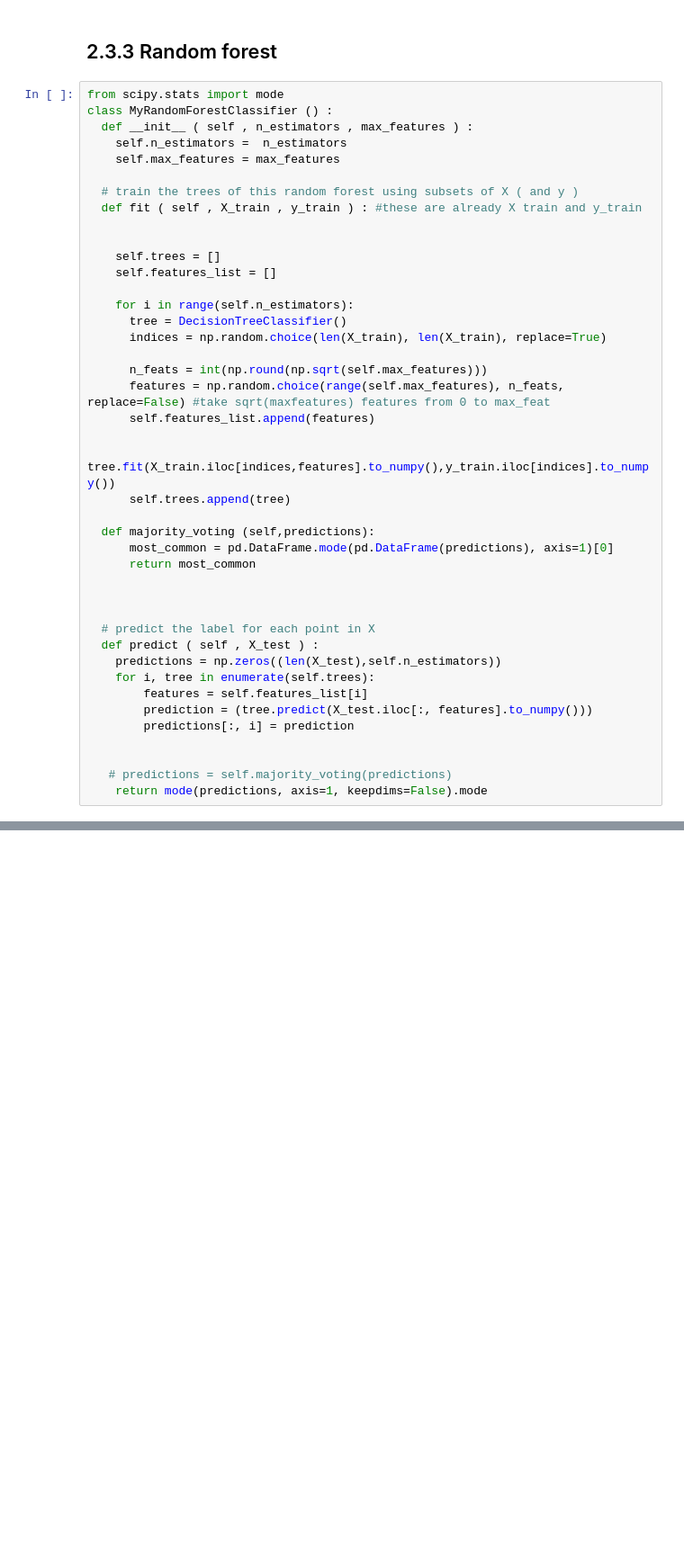
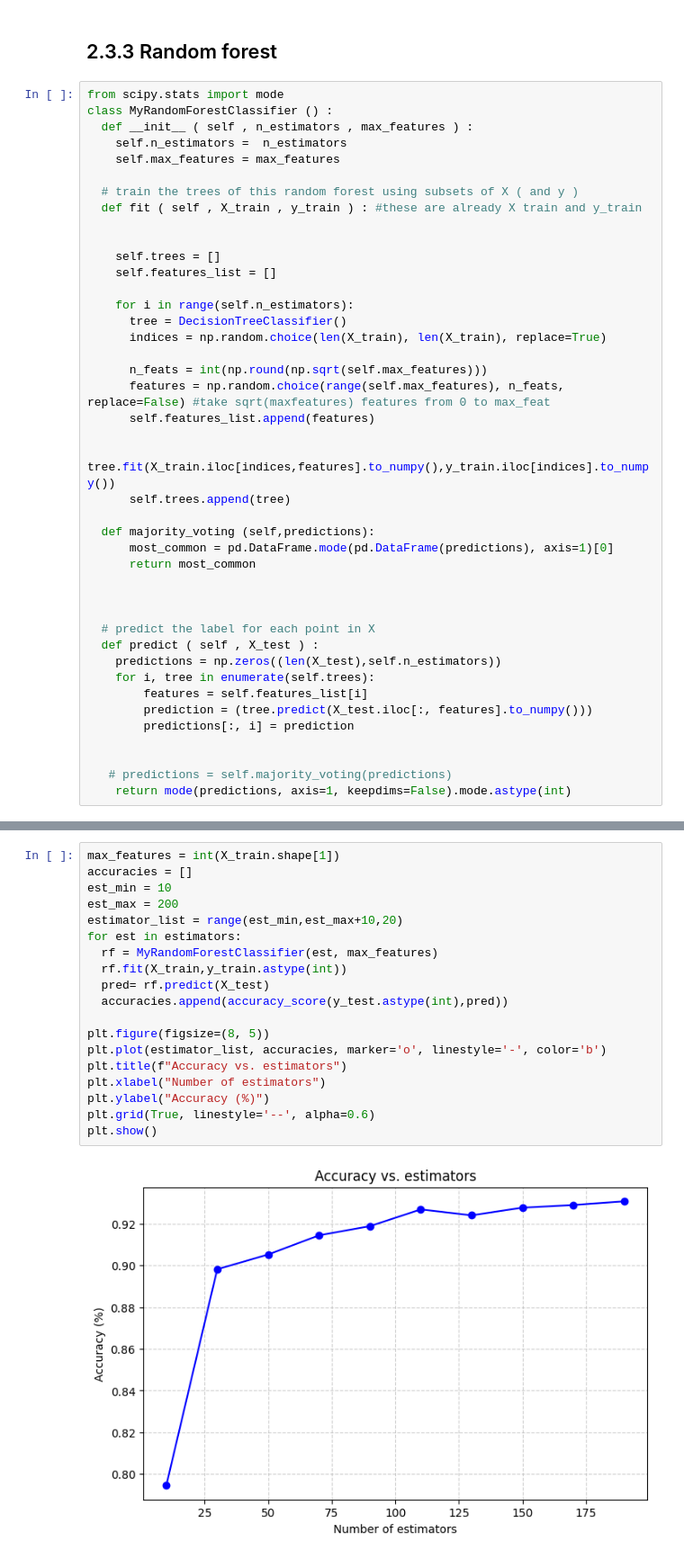
Before and after one commit to maurilanzo/Data-Science-Lab, a Jupyter notebook: ds-labs/lab4/lab04_ds.ipynb, the cells around one changed output, grey strips where cells are left out. Shown: that part at 90% size. Saved outputs shown, nothing was run; the diff lists cells and outputs as text; blank space fills up the shorter version.

```diff
--- a/ds-labs/lab4/lab04_ds.ipynb
+++ b/ds-labs/lab4/lab04_ds.ipynb
@@ -366,7 +366,7 @@ class MyRandomForestClassifier () :
 
 
    # predictions = self.majority_voting(predictions)
-    return mode(predictions, axis=1, keepdims=False).mode
+    return mode(predictions, axis=1, keepdims=False).mode.astype(int)
 # %%
 from  sklearn.metrics import accuracy_score,classification_report
 estimators = 100
@@ -379,0 +380,21 @@ print(accuracy_score(y_test.astype(int),pred))
+# %%
+max_features = int(X_train.shape[1])
+accuracies = []
+est_min = 10
+est_max = 200
+estimator_list = range(est_min,est_max+10,20)
+for est in estimators:
+  rf = MyRandomForestClassifier(est, max_features)
+  rf.fit(X_train,y_train.astype(int))
+  pred= rf.predict(X_test)
+  accuracies.append(accuracy_score(y_test.astype(int),pred))
+
+plt.figure(figsize=(8, 5))
+plt.plot(estimator_list, accuracies, marker='o', linestyle='-', color='b')
+plt.title(f"Accuracy vs. estimators")
+plt.xlabel("Number of estimators")
+plt.ylabel("Accuracy (%)")
+plt.grid(True, linestyle='--', alpha=0.6)
+plt.show()
+# %% [output]
+[figure, added]
```
Also changed, not shown: parts of 5 cells of this notebook.
